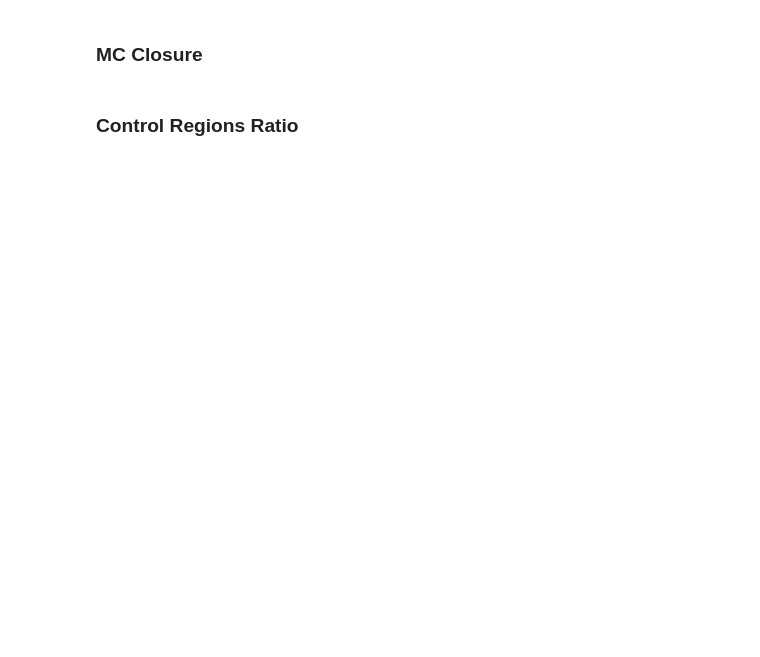
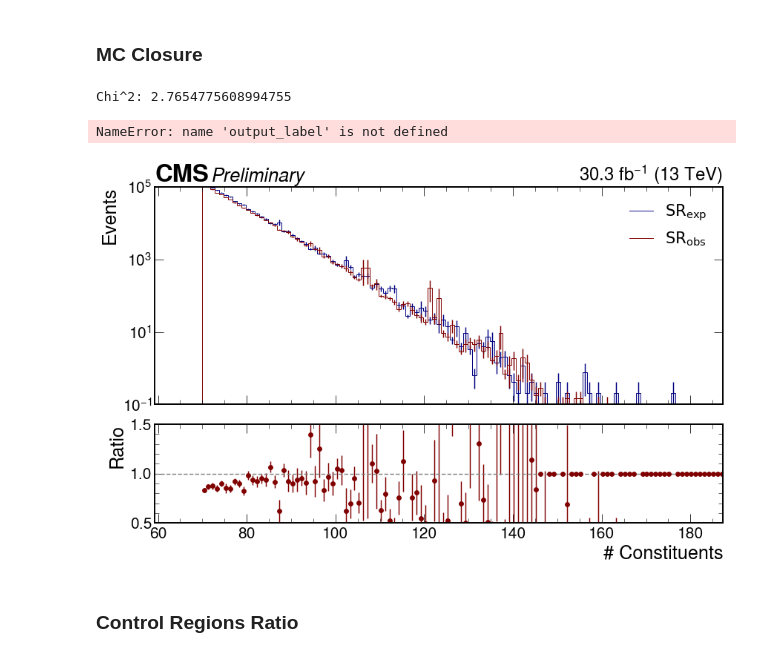
Before and after one commit to akanugan/SUEPCoffea_dask, a Jupyter notebook: plotting/ARplotter.ipynb, the cells around one changed output. Saved outputs shown, nothing was run; the diff lists cells and outputs as text; code cells hidden in the pictures; blank space fills up the shorter version.

```diff
--- a/plotting/ARplotter.ipynb
+++ b/plotting/ARplotter.ipynb
@@ -717,8 +801,8 @@ new_bins = [70, 90, 110, 130, 170, 500]
 xregions = [0.3j, 0.4j, 0.5j, 1.0j]
 yregions = [30j, 50j, 70j, 300j]
 
-#for year in ['2016', '2017', '2018']:
-for year in ['2017']:
+for year in ['2016', '2017', '2018']:
+#for year in ['2016']:
     abcd = plots["{}_{}".format(sample,year)][plot_label].copy()
     SR, SR_exp = ABCD_9regions_errorProp(abcd, xregions, yregions, sum_var='x')
 
@@ -736,33 +820,37 @@ for year in ['2017']:
     tot_sigma = np.sqrt(SR.variances() + SR_exp.variances())
     chi2 = np.sum(np.where(tot_sigma > 0, (SR.values() - SR_exp.values())**2 / tot_sigma**2, 0)) / len(tot_sigma[tot_sigma > 0])
     print("Chi^2:", chi2)
 
     # use the custom plot_ratio
     # the hist implementation used elsewhere in the notebook doesn't use the
     # errors in the hists' bins to calculate the errors in the ratio plot
     #fig, axs = plot_ratio([SR_exp, SR], labels=["$SR_{exp}$", "$SR_{obs}$"], systs=np.array(systs[year]))
     fig, axs = plot_ratio([SR_exp, SR], labels=["$SR_{exp}$", "$SR_{obs}$"])
 
     #_ = axs[0].scatter([], [], marker='+', label='Pull')
     #_ = axs[1].scatter(SR.axes[0].centers, pull_ratios, marker='+', label='Pull')
     fig.set_size_inches(15, 12)
     #_ = axs[0].plot([],[],' ',label=r'$\chi^2$: {}'.format(round(chi2,1)))
     _ = axs[1].set_ylim(0.5, 1.5)
     #_ = axs[0].set_xlim(100, 150)
     _ = axs[0].legend(prop={"family":"DejaVu Sans"})
     #_ = axs[1].set_yticks(ticks=[0,1,2], labels=['-1','0','1'])
     #_ = axs[1].set_ylabel("1 - Ratio")
     hep.cms.label(llabel='Preliminary', data=False, lumi=lumiLabel(year), ax=axs[0])
 
     if rebin:
         _ = axs[0].set_ylim(1e-1, 1e6)
         _ = axs[0].set_xlim(50, 200)
         if saveToAN: plt.savefig(AN_label.format("closure_MC_"+year))
         plt.savefig(output_label+"closure_MC_"+year+file_ext)
     else:
         _ = axs[0].set_ylim(1e-1, 1e5)
         if saveToAN: plt.savefig(AN_label.format("unbinned_closure_MC_"+year))
         plt.savefig(output_label+"unbinned_closure_MC_"+year+file_ext)
+# %% [output]
+Chi^2: 2.7654775608994755
+NameError: name 'output_label' is not defined
+[figure, added]
 # %% [markdown]
 ### Control Regions Ratio
 # %%
```
Also changed, not shown: parts of 25 cells of this notebook, 2 other files.
